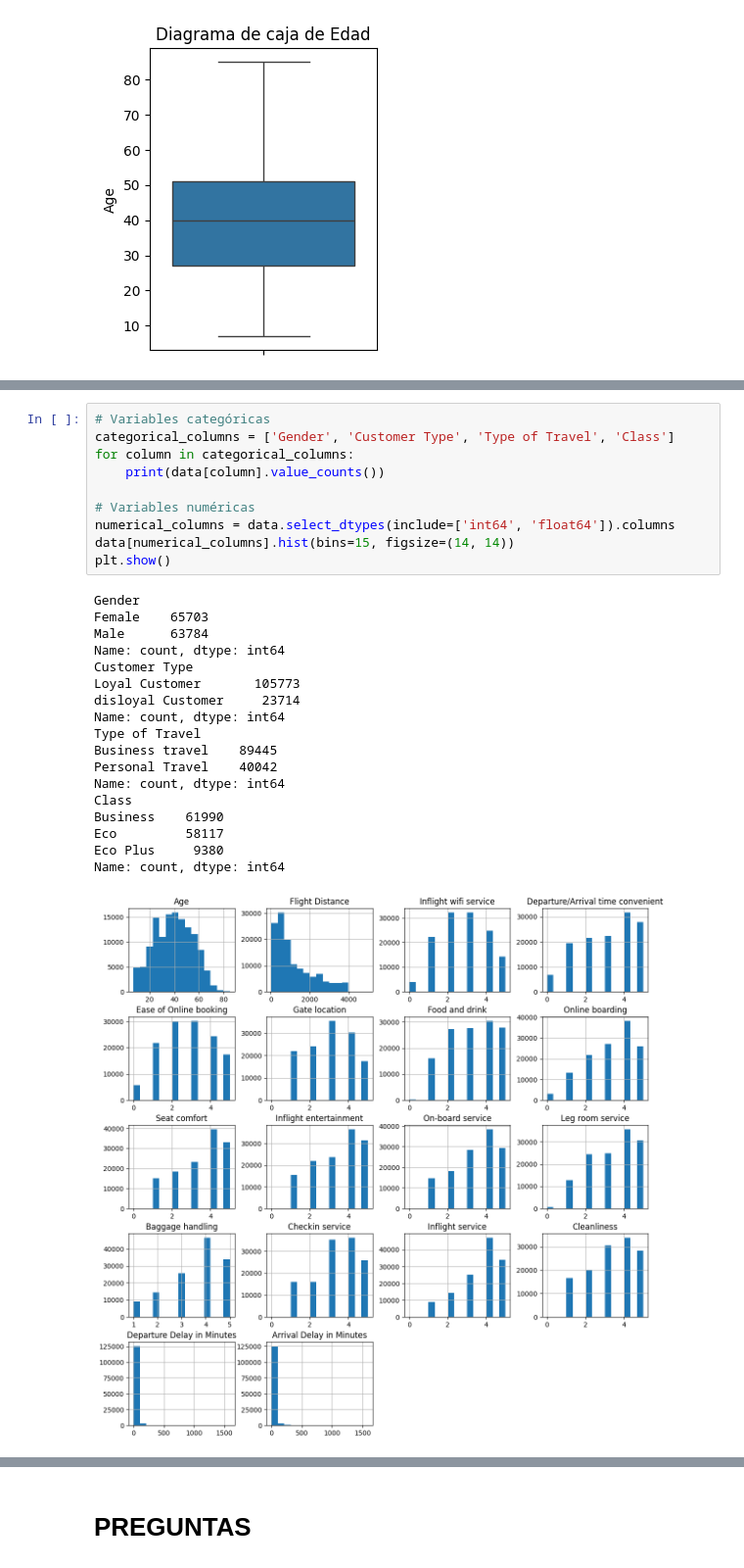
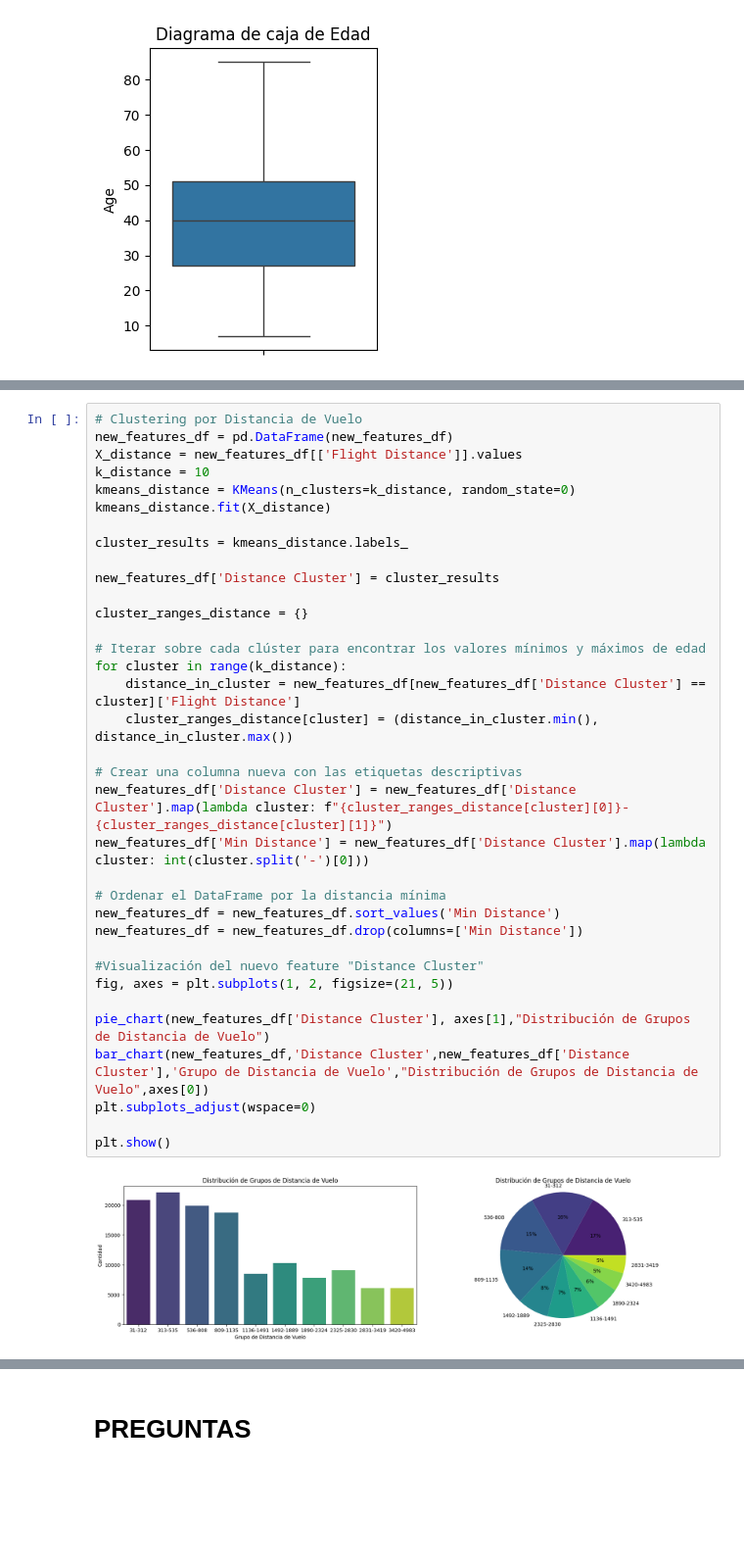
Before and after one commit to fgghi/Proyecto-Sis-Inteligentes, a Jupyter notebook: EDA/Proyecto_Final_Sis_int copy.ipynb, the cells around one changed output, grey strips where cells are left out. Shown at 98% size. Drawn from its saved outputs; the diff is of its cells as text; blank space fills up the shorter version.

```diff
--- a/EDA/Proyecto_Final_Sis_int copy.ipynb
+++ b/EDA/Proyecto_Final_Sis_int copy.ipynb
@@ -323,29 +252,37 @@ Name: Age, dtype: float64
-# %%
-# Variables categóricas
-categorical_columns = ['Gender', 'Customer Type', 'Type of Travel', 'Class']
-for column in categorical_columns:
-    print(data[column].value_counts())
-
-# Variables numéricas
-numerical_columns = data.select_dtypes(include=['int64', 'float64']).columns
-data[numerical_columns].hist(bins=15, figsize=(14, 14))
-plt.show()
-# %% [output]
-Gender
-Female    65703
-Male      63784
-Name: count, dtype: int64
-Customer Type
-Loyal Customer       105773
-disloyal Customer     23714
-Name: count, dtype: int64
-Type of Travel
-Business travel    89445
-Personal Travel    40042
-Name: count, dtype: int64
-Class
-Business    61990
-Eco         58117
-Eco Plus     9380
-Name: count, dtype: int64
-[figure, removed]
+# %%
+# Clustering por Distancia de Vuelo
+new_features_df = pd.DataFrame(new_features_df)
+X_distance = new_features_df[['Flight Distance']].values
+k_distance = 10
+kmeans_distance = KMeans(n_clusters=k_distance, random_state=0)
+kmeans_distance.fit(X_distance)
+
+cluster_results = kmeans_distance.labels_
+
+new_features_df['Distance Cluster'] = cluster_results
+
+cluster_ranges_distance = {}
+
+# Iterar sobre cada clúster para encontrar los valores mínimos y máximos de edad
+for cluster in range(k_distance):
+    distance_in_cluster = new_features_df[new_features_df['Distance Cluster'] == cluster]['Flight Distance']
+    cluster_ranges_distance[cluster] = (distance_in_cluster.min(), distance_in_cluster.max())
+
+# Crear una columna nueva con las etiquetas descriptivas
+new_features_df['Distance Cluster'] = new_features_df['Distance Cluster'].map(lambda cluster: f"{cluster_ranges_distance[cluster][0]}-{cluster_ranges_distance[cluster][1]}")
+new_features_df['Min Distance'] = new_features_df['Distance Cluster'].map(lambda cluster: int(cluster.split('-')[0]))
+
+# Ordenar el DataFrame por la distancia mínima
+new_features_df = new_features_df.sort_values('Min Distance')
+new_features_df = new_features_df.drop(columns=['Min Distance'])
+
+#Visualización del nuevo feature "Distance Cluster"
+fig, axes = plt.subplots(1, 2, figsize=(21, 5))
+
+pie_chart(new_features_df['Distance Cluster'], axes[1],"Distribución de Grupos de Distancia de Vuelo")
+bar_chart(new_features_df,'Distance Cluster',new_features_df['Distance Cluster'],'Grupo de Distancia de Vuelo',"Distribución de Grupos de Distancia de Vuelo",axes[0])
+plt.subplots_adjust(wspace=0)
+
+plt.show()
+# %% [output]
+[figure, added]
```
Also changed, not shown: parts of 29 cells of this notebook, 1 other file.
